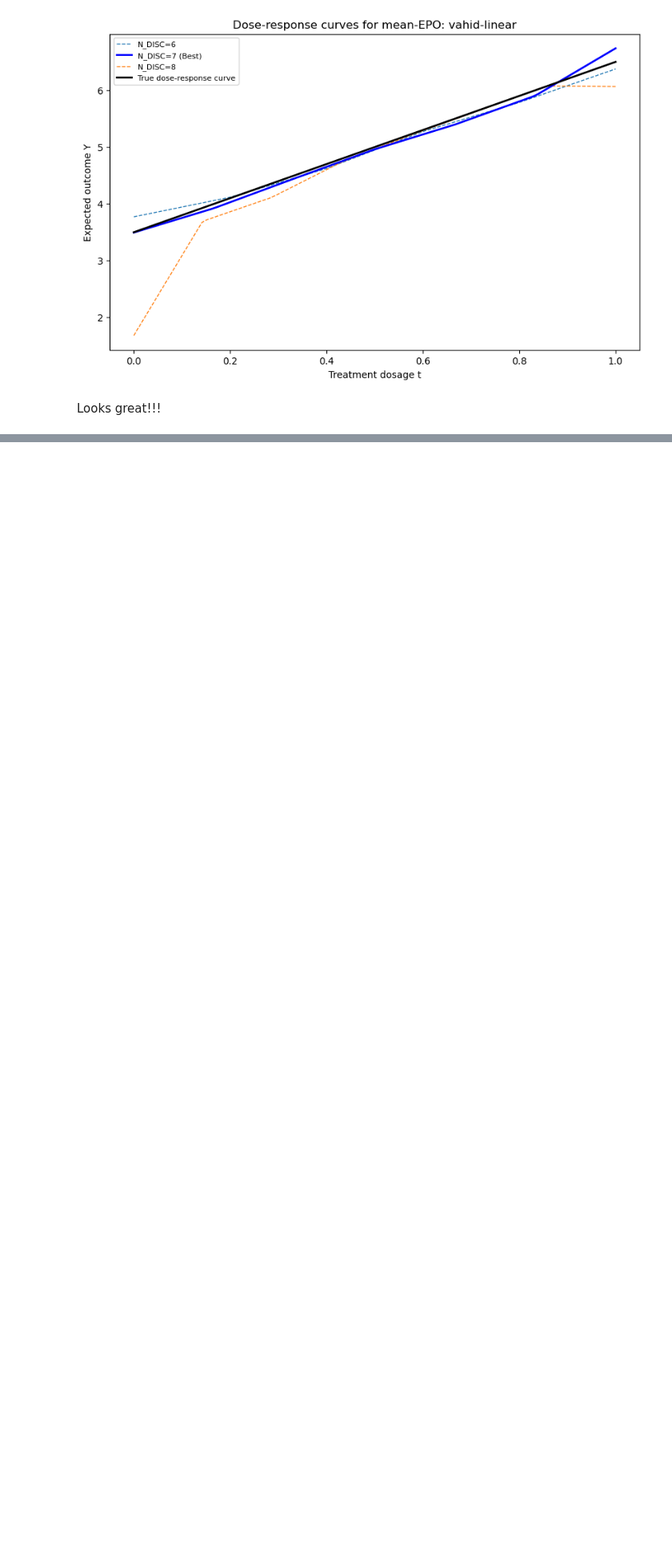
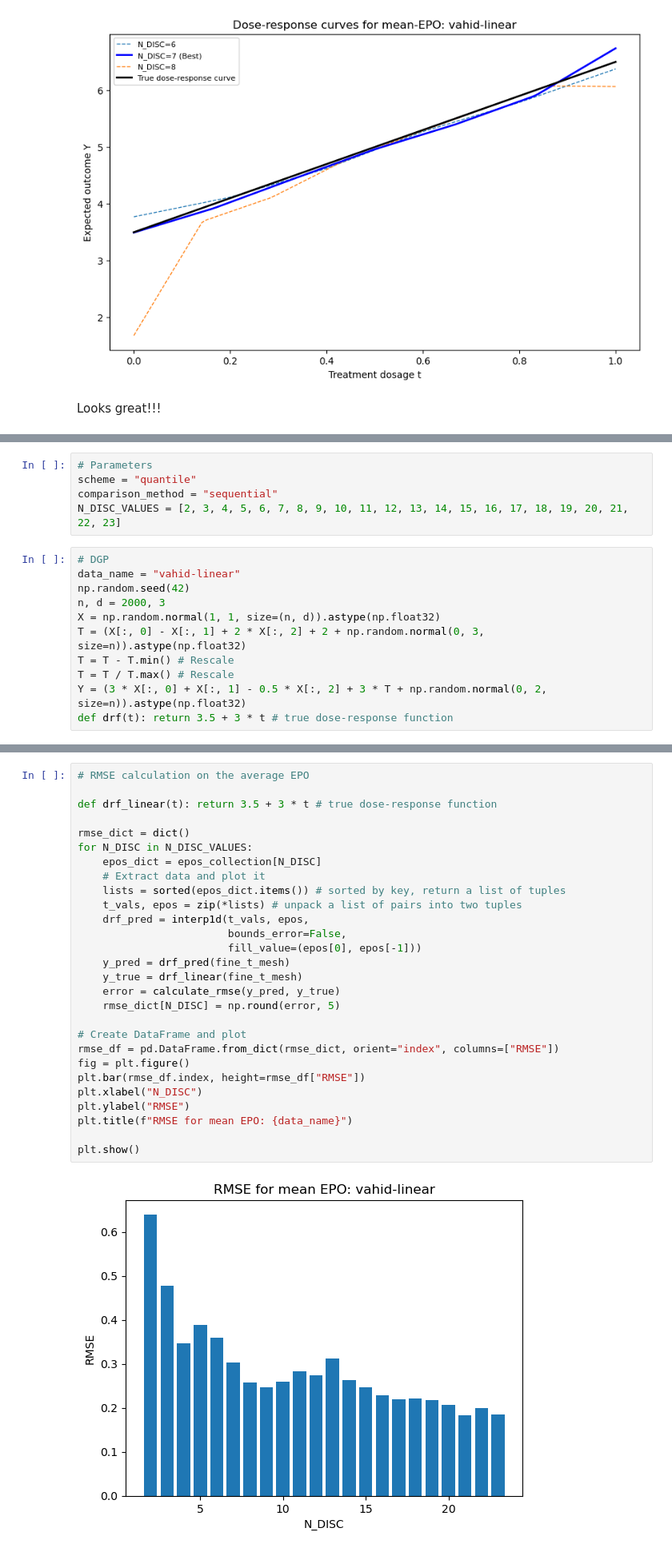
Before and after one commit to chris-L6/CausalPFN, a Jupyter notebook: my-work/Week_11-17/notebooks/module_testing.ipynb, the cells around one changed output, grey strips where cells are left out. Shown at 80% size. Drawn from its saved outputs; the diff is of its cells as text; blank space fills up the shorter version.

Commit message:
Tested module on quantile binning, sequential, successfully

```diff
--- a/my-work/Week_11-17/notebooks/module_testing.ipynb
+++ b/my-work/Week_11-17/notebooks/module_testing.ipynb
@@ -149,0 +149,16 @@ Looks great!!!
+# %%
+# Parameters
+scheme = "quantile"
+comparison_method = "sequential"
+N_DISC_VALUES = [2, 3, 4, 5, 6, 7, 8, 9, 10, 11, 12, 13, 14, 15, 16, 17, 18, 19, 20, 21, 22, 23]
+# %%
+# DGP
+data_name = "vahid-linear"
+np.random.seed(42)
+n, d = 2000, 3
+X = np.random.normal(1, 1, size=(n, d)).astype(np.float32)
+T = (X[:, 0] - X[:, 1] + 2 * X[:, 2] + 2 + np.random.normal(0, 3, size=n)).astype(np.float32)
+T = T - T.min() # Rescale
+T = T / T.max() # Rescale
+Y = (3 * X[:, 0] + X[:, 1] - 0.5 * X[:, 2] + 3 * T + np.random.normal(0, 2, size=n)).astype(np.float32)
+def drf(t): return 3.5 + 3 * t # true dose-response function
@@ -149,0 +200,30 @@ Looks great!!!
+# %%
+# RMSE calculation on the average EPO
+
+def drf_linear(t): return 3.5 + 3 * t # true dose-response function
+
+rmse_dict = dict()
+for N_DISC in N_DISC_VALUES:
+    epos_dict = epos_collection[N_DISC]
+    # Extract data and plot it
+    lists = sorted(epos_dict.items()) # sorted by key, return a list of tuples
+    t_vals, epos = zip(*lists) # unpack a list of pairs into two tuples
+    drf_pred = interp1d(t_vals, epos,
+                        bounds_error=False,
+                        fill_value=(epos[0], epos[-1]))
+    y_pred = drf_pred(fine_t_mesh)
+    y_true = drf_linear(fine_t_mesh)
+    error = calculate_rmse(y_pred, y_true)
+    rmse_dict[N_DISC] = np.round(error, 5)
+
+# Create DataFrame and plot
+rmse_df = pd.DataFrame.from_dict(rmse_dict, orient="index", columns=["RMSE"])
+fig = plt.figure()
+plt.bar(rmse_df.index, height=rmse_df["RMSE"])
+plt.xlabel("N_DISC")
+plt.ylabel("RMSE")
+plt.title(f"RMSE for mean EPO: {data_name}")
+
+plt.show()
+# %% [output]
+[figure, added]
```
Also changed, not shown: parts of 7 cells of this notebook.
